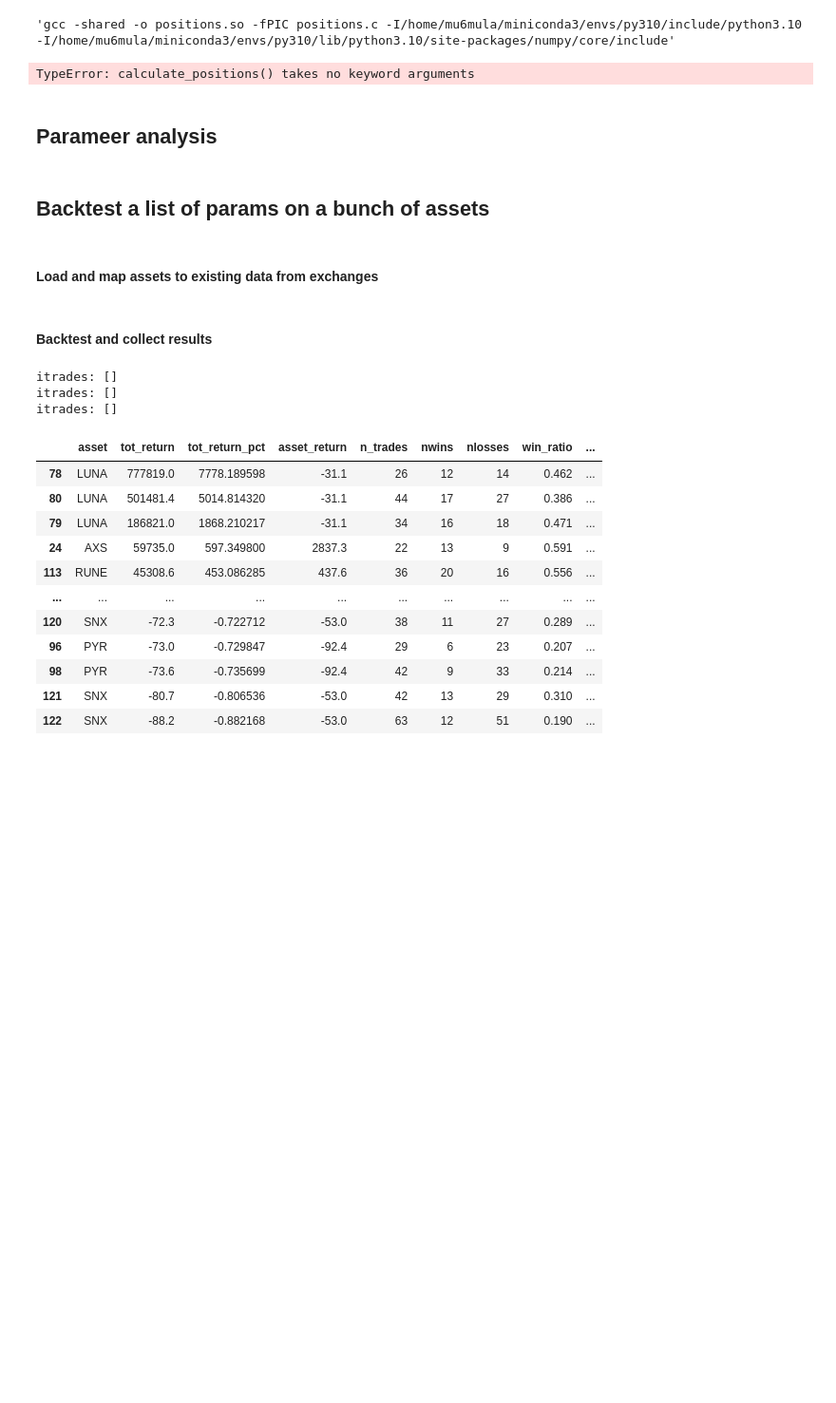
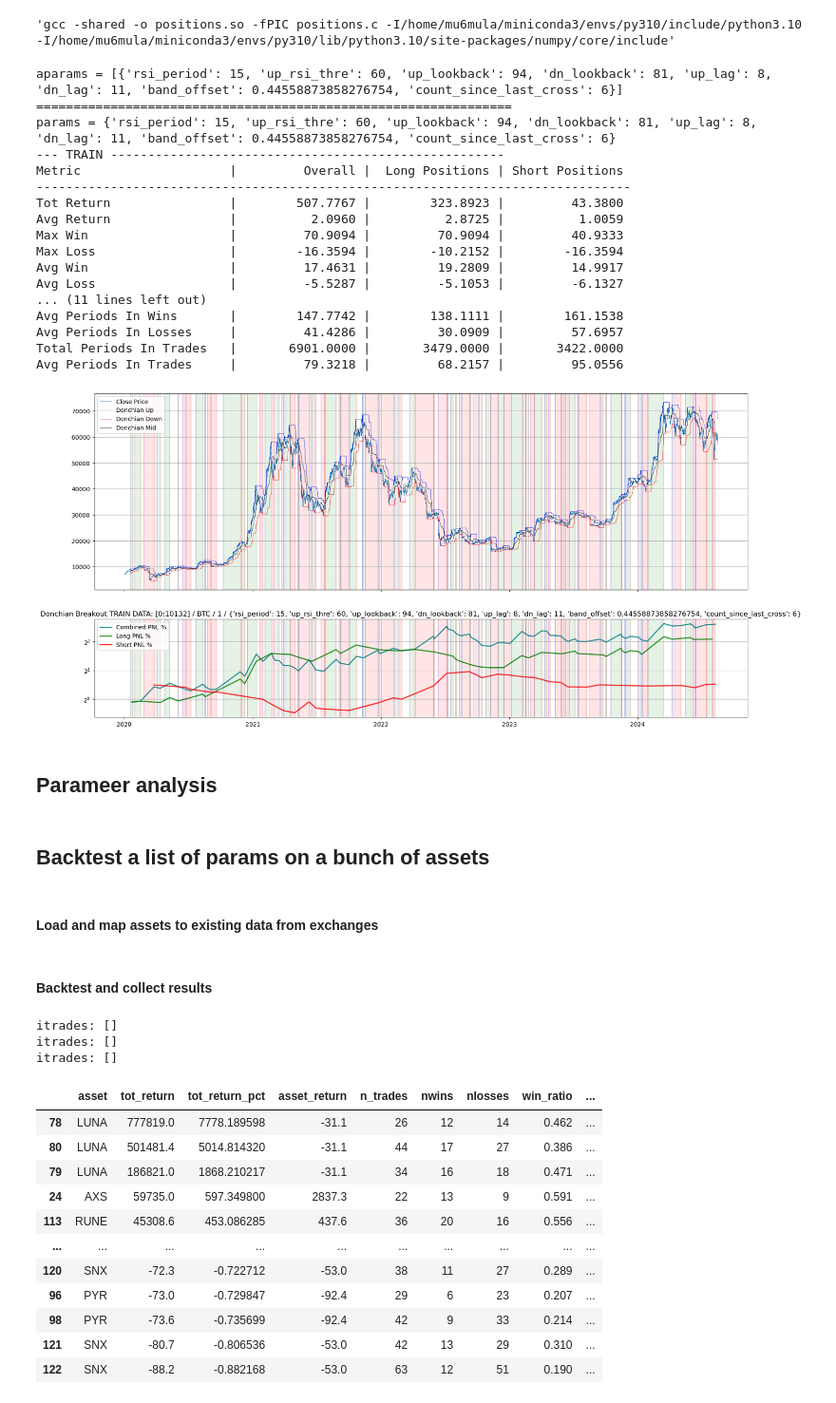
Before and after one commit to petarkabashki/pk-crypto-tools, a Jupyter notebook: 2024-research/donchian-breakout.ipynb, the cells around one changed output. Shown: that part at 95% size. Cells and saved outputs as stored; diff of their text form; code cells hidden in the pictures; blank space fills up the shorter version.

```diff
--- a/2024-research/donchian-breakout.ipynb
+++ b/2024-research/donchian-breakout.ipynb
@@ -221,26 +295,46 @@ param_defs = {
     'count_since_last_cross': {'method': 'suggest_int', 'min': 1, 'max': 10},
 }
 # %%
-def print_performance(data, nhours, asset, reset_index=False, title='', backtest_fn=backtest, params=None, btkwargs=None):
+import numpy as np
+import pandas as pd
+import matplotlib.pyplot as plt
+
+def print_performance(data, nhours, asset, reset_index=False, title='', params=None, btkwargs=None):
     if reset_index:
         data = data.copy().reset_index(drop=True)
-    metrics = backtest_fn(data, nhours, params, **btkwargs)
+    metrics = backtest(data, nhours, params, **btkwargs)
 
-    print_metrics_table(metrics)
+    print_metrics_table(metrics, convert_to_pct=True)
     itrades = metrics['itrades']
 
     if itrades is None or len(itrades) == 0:
         print("No trades found.")
         return None, metrics
 
+    # Extract the trade exit points' indices
     trade_exit_indices = itrades[:, 1]
 
+    # Separate the indices for long and short trades
     long_trade_indices = trade_exit_indices[itrades[:, 2] == 1]
     short_trade_indices = trade_exit_indices[itrades[:, 2] == -1]
 
-    combined_pnl_pct = metrics['strat_pnl_pct'].iloc[trade_exit_indices]
-    long_pnl_pct = metrics['strat_pnl_pct'].iloc[long_trade_indices] if len(long_trade_indices) > 0 else pd.Series([0] * len(data), index=data.index)
-    short_pnl_pct = metrics['strat_pnl_pct'].iloc[short_trade_indices] if len(short_trade_indices) > 0 else pd.Series([0] * len(data), index=data.index)
+    # Calculate cumulative returns for overall, long, and short positions
+    overall_cum_returns = metrics['overall_cum_returns']
+    long_cum_returns = metrics['long_cum_returns']
+    short_cum_returns = metrics['short_cum_returns']
+
+    # Align the cumulative returns with the trade exit indices
+    combined_pnl_pct = pd.Series(np.exp(overall_cum_returns)).subtract(0).set_axis(data.index[trade_exit_indices])
+
+    if len(long_trade_indices) > 0:
+        long_pnl_pct = pd.Series(np.exp(long_cum_returns)).subtract(0).set_axis(data.index[long_trade_indices])
+    else:
+        short_pnl_pct = pd.Series([0] * len(data)).subtract(0).set_axis(data.index)
+
+    if len(short_trade_indices) > 0:
+        short_pnl_pct = pd.Series(np.exp(short_cum_returns)).subtract(0).set_axis(data.index[short_trade_indices])
+    else:
+        short_pnl_pct = pd.Series([0] * len(data)).subtract(0).set_axis(data.index)
 
     # Plot the results with the best parameters
     fig, (ax1, ax2) = plt.subplots(2, 1, figsize=(20, 10), sharex=True, height_ratios=[2, 1])
@@ -282,33 +376,50 @@ def print_performance(data, nhours, asset, reset_index=False, title='', backtest
 # %%
 
 # Proceed with optimizing and testing as before
 
 optuna.logging.set_verbosity(optuna.logging.ERROR)
 # Load the data
 # asset = 'GOOGL'
 # data = load_sp500_stock_candles(asset)['2010':'2025']
 # data['close'] = data['adj close']
 # data = load_russel2000_candles('XOXO')['2006':]
 asset = 'BTC'
-data = load_candles('binance',asset,'USDT','4h')#['2020':'2025']#.iloc[-35000:-5000]
+data = load_candles('binance',asset,'USDT','4h')['2020':'2025']#.iloc[-35000:-5000]
 nhours = 1; train_ratio = 1
 # data = data.resample(f'{nhours}H').agg({'open': 'first','high': 'max','low': 'min','close': 'last','volume': 'sum'})
 data_train = data.iloc[:int(data.shape[0]*train_ratio)]; data_test = data.iloc[data_train.shape[0]:]
 study = optimize(data_train, nhours, param_defs,backtest_fn=backtest, short_long=[-1,1],xmult=1,n_trials=200)
 aparams = [t.params for t in reversed(study.best_trials[-10:])]
 # def print_performance(data, nhours, asset, reset_index=False, backtest_fn=backtest, params=None, btkwargs=None):
 print(f'aparams = {aparams}')
 for params in aparams:
     print('================================================================')
     print(f'params = {params}')
     if len(data_train):
         print('--- TRAIN -----------------------------------------------------')
-        fig_tr,res_tr = print_performance(data_train,nhours,asset,reset_index=False,params=params,btkwargs={'short_long':[1,-1], 'xmult':1}, title=f'TRAIN DATA: [0:{data_train.shape[0]}]')
+        fig_tr,res_tr = print_performance(data_train,nhours,asset,reset_index=False,params=params,btkwargs={'short_long':[1,-1], 'xmult':1, 'slippage': 0.01, 'transaction_cost': 0.001, 'period_costs': 0.0003/6}, title=f'TRAIN DATA: [0:{data_train.shape[0]}]')
     # if len(data_test):
         # print('--- TEST ------------------------------------------------------')
         # fig_ts, res_ts = print_performance(data_test,nhours,asset,reset_index=False,params=params,btkwargs={'short_long':[-1,1], 'xmult':1}, title=f'TEST DATA: [{data_test.shape[0]}:{data.shape[0]}]')
 # %% [output]
-TypeError: calculate_positions() takes no keyword arguments
+aparams = [{'rsi_period': 15, 'up_rsi_thre': 60, 'up_lookback': 94, 'dn_lookback': 81, 'up_lag': 8, 'dn_lag': 11, 'band_offset': 0.44558873858276754, 'count_since_last_cross': 6}]
+================================================================
+params = {'rsi_period': 15, 'up_rsi_thre': 60, 'up_lookback': 94, 'dn_lookback': 81, 'up_lag': 8, 'dn_lag': 11, 'band_offset': 0.44558873858276754, 'count_since_last_cross': 6}
+--- TRAIN -----------------------------------------------------
+Metric                    |         Overall |  Long Positions | Short Positions
+--------------------------------------------------------------------------------
+Tot Return                |        507.7767 |        323.8923 |         43.3800
+Avg Return                |          2.0960 |          2.8725 |          1.0059
+Max Win                   |         70.9094 |         70.9094 |         40.9333
+Max Loss                  |        -16.3594 |        -10.2152 |        -16.3594
+Avg Win                   |         17.4631 |         19.2809 |         14.9917
+Avg Loss                  |         -5.5287 |         -5.1053 |         -6.1327
+... (11 lines left out)
+Avg Periods In Wins       |        147.7742 |        138.1111 |        161.1538
+Avg Periods In Losses     |         41.4286 |         30.0909 |         57.6957
+Total Periods In Trades   |       6901.0000 |       3479.0000 |       3422.0000
+Avg Periods In Trades     |         79.3218 |         68.2157 |         95.0556
+[figure, added]
 # %%
 '['+"98	149	53	106	0.28".replace("\t",',')+']'
 # %%
```
Also changed, not shown: parts of 2 cells of this notebook.
